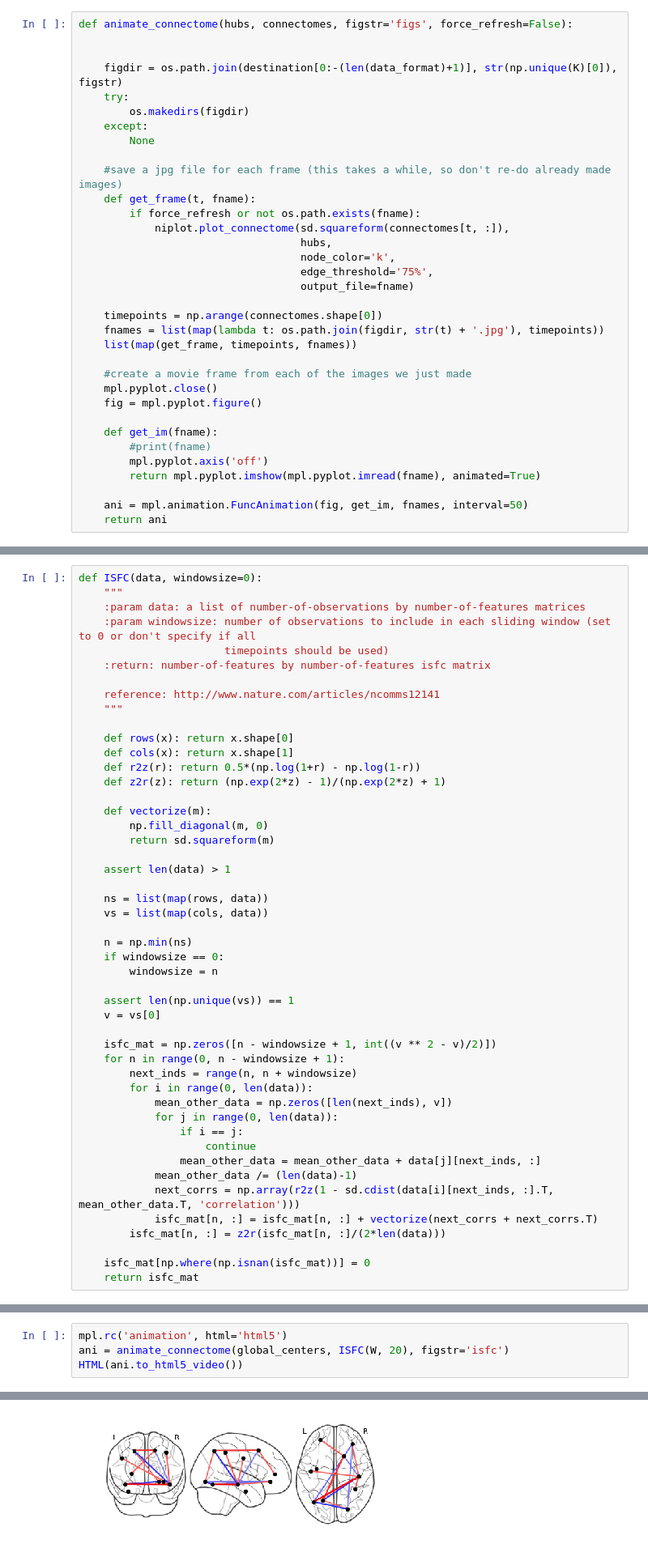
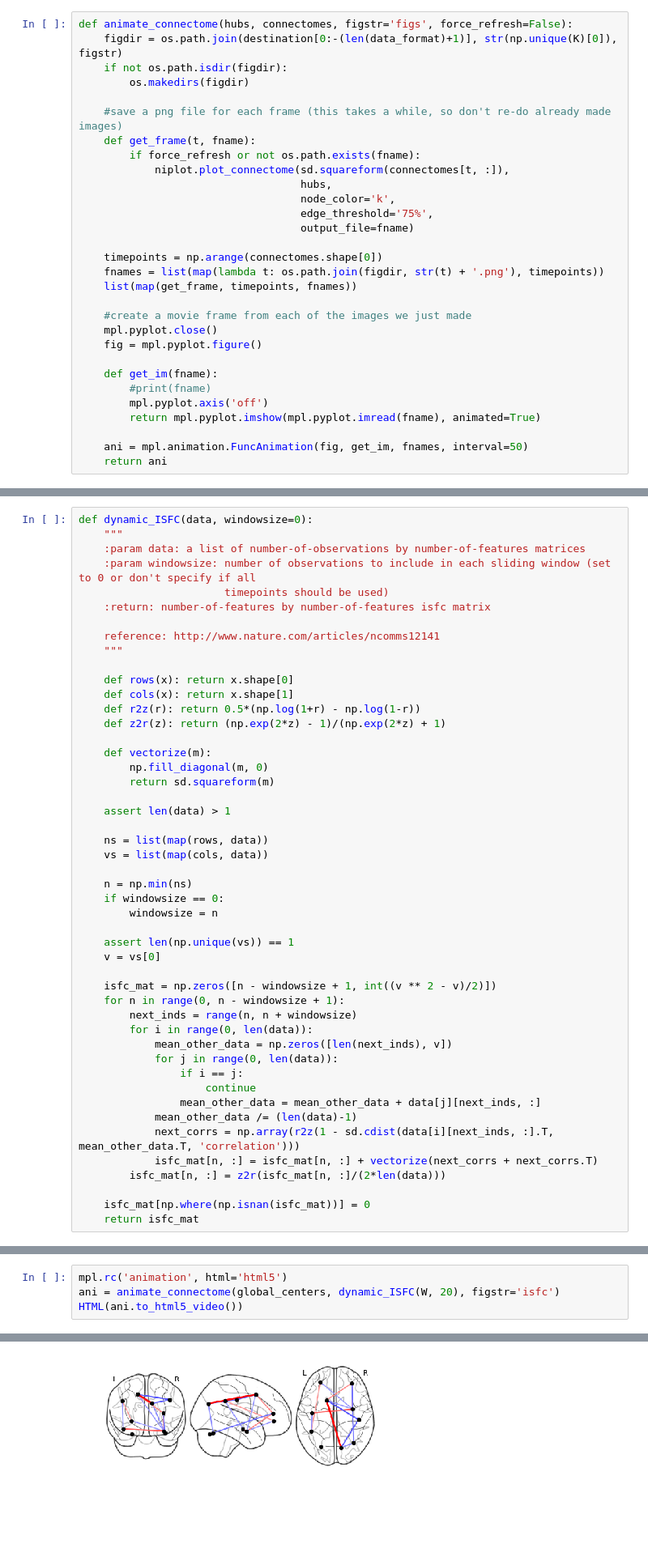
Before and after one commit to brainiak/brainiak, a Jupyter notebook: examples/factoranalysis/htfa_tutorial.ipynb, the cells around one changed output, grey strips where cells are left out. Shown at 81% size. Saved outputs shown, nothing was run; the diff lists cells and outputs as text; blank space fills up the shorter version.

```diff
--- a/examples/factoranalysis/htfa_tutorial.ipynb
+++ b/examples/factoranalysis/htfa_tutorial.ipynb
@@ -263,15 +255,11 @@ def dynamic_connectome(W, n):
     return connectome
 # %%
 def animate_connectome(hubs, connectomes, figstr='figs', force_refresh=False):
+    figdir = os.path.join(destination[0:-(len(data_format)+1)], str(np.unique(K)[0]), figstr)
+    if not os.path.isdir(figdir):
+        os.makedirs(figdir)
 
-
-    figdir = os.path.join(destination[0:-(len(data_format)+1)], str(np.unique(K)[0]), figstr)
-    try:
-        os.makedirs(figdir)
-    except:
-        None
-
-    #save a jpg file for each frame (this takes a while, so don't re-do already made images)
+    #save a png file for each frame (this takes a while, so don't re-do already made images)
     def get_frame(t, fname):
         if force_refresh or not os.path.exists(fname):
             niplot.plot_connectome(sd.squareform(connectomes[t, :]),
@@ -281,7 +269,7 @@ def animate_connectome(hubs, connectomes, figstr='figs', force_refresh=False):
                                    output_file=fname)
 
     timepoints = np.arange(connectomes.shape[0])
-    fnames = list(map(lambda t: os.path.join(figdir, str(t) + '.jpg'), timepoints))
+    fnames = list(map(lambda t: os.path.join(figdir, str(t) + '.png'), timepoints))
     list(map(get_frame, timepoints, fnames))
 
     #create a movie frame from each of the images we just made
@@ -400,7 +367,7 @@ In other words, whereas classic functional connectivity is concerned with the co
 
 We'll next define a function, `dynamic_ISFC(Ws, n)` for computing static and dynamic ISFC, and then we'll create some plots using the HTFA fits.  Here `Ws` is a list of number-of-timepoints by K matrices, and `n` is the sliding window length.  (We'll write the function so that providing `n <= 0` will return a static ISFC matrix.)
 # %%
-def ISFC(data, windowsize=0):
+def dynamic_ISFC(data, windowsize=0):
     """
     :param data: a list of number-of-observations by number-of-features matrices
     :param windowsize: number of observations to include in each sliding window (set to 0 or don't specify if all
@@ -465,11 +432,11 @@ niplot.plot_connectome(sd.squareform(static_isfc[0, :]),
 This one will take a little bit of time to run.  We're going to make an animation of ISFC patterns changing over time as people listened to the story.
 # %%
 mpl.rc('animation', html='html5')
-ani = animate_connectome(global_centers, ISFC(W, 20), figstr='isfc')
+ani = animate_connectome(global_centers, dynamic_ISFC(W, 20), figstr='isfc')
 HTML(ani.to_html5_video())
 # %% [output]
 [interactive output not drawn]
-[figure, old version]
+[figure, new version]
 # %% [markdown]
 ## ⭑ Challenge problems
 
```
Also changed, not shown: parts of 25 cells of this notebook, 1 other file.
